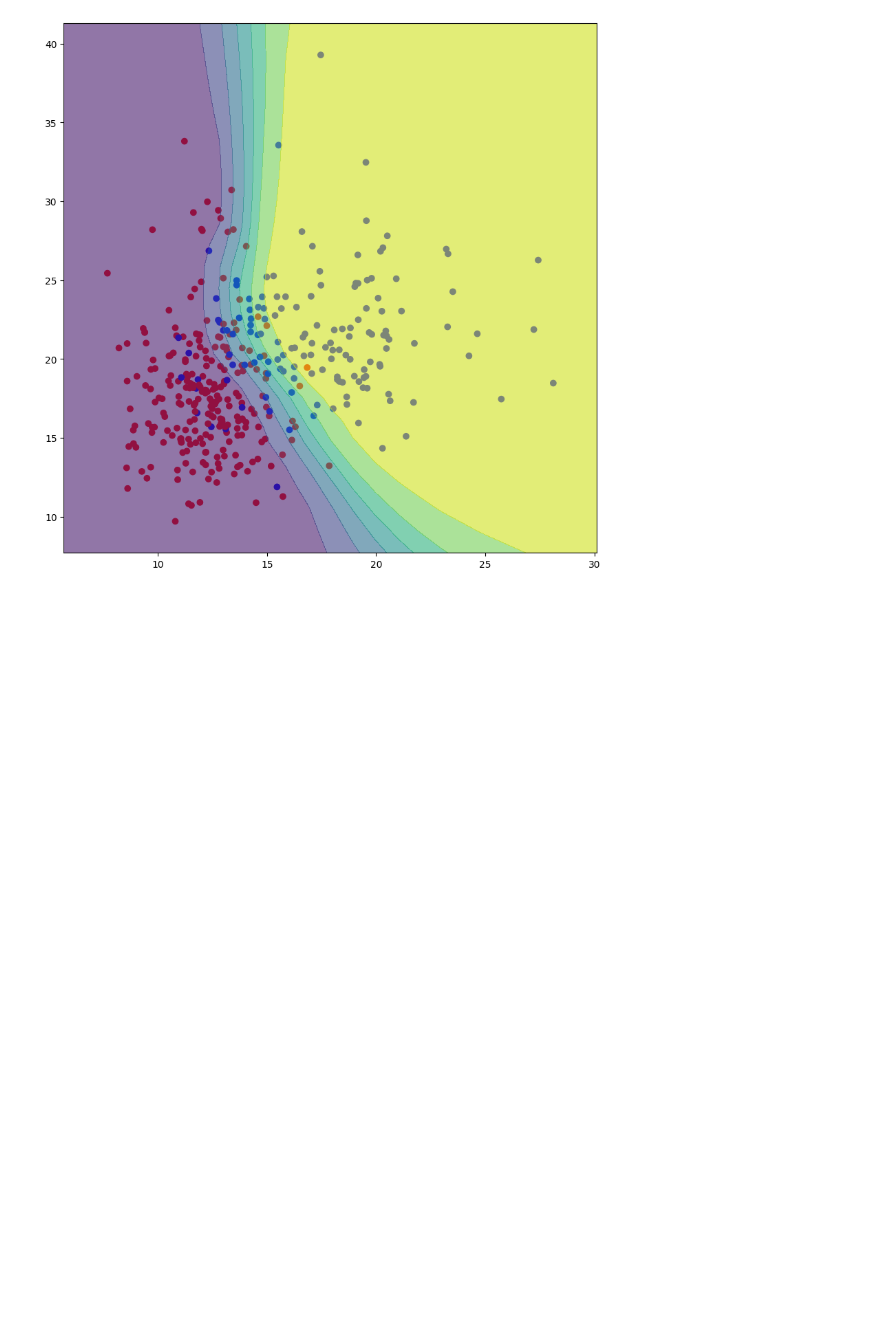
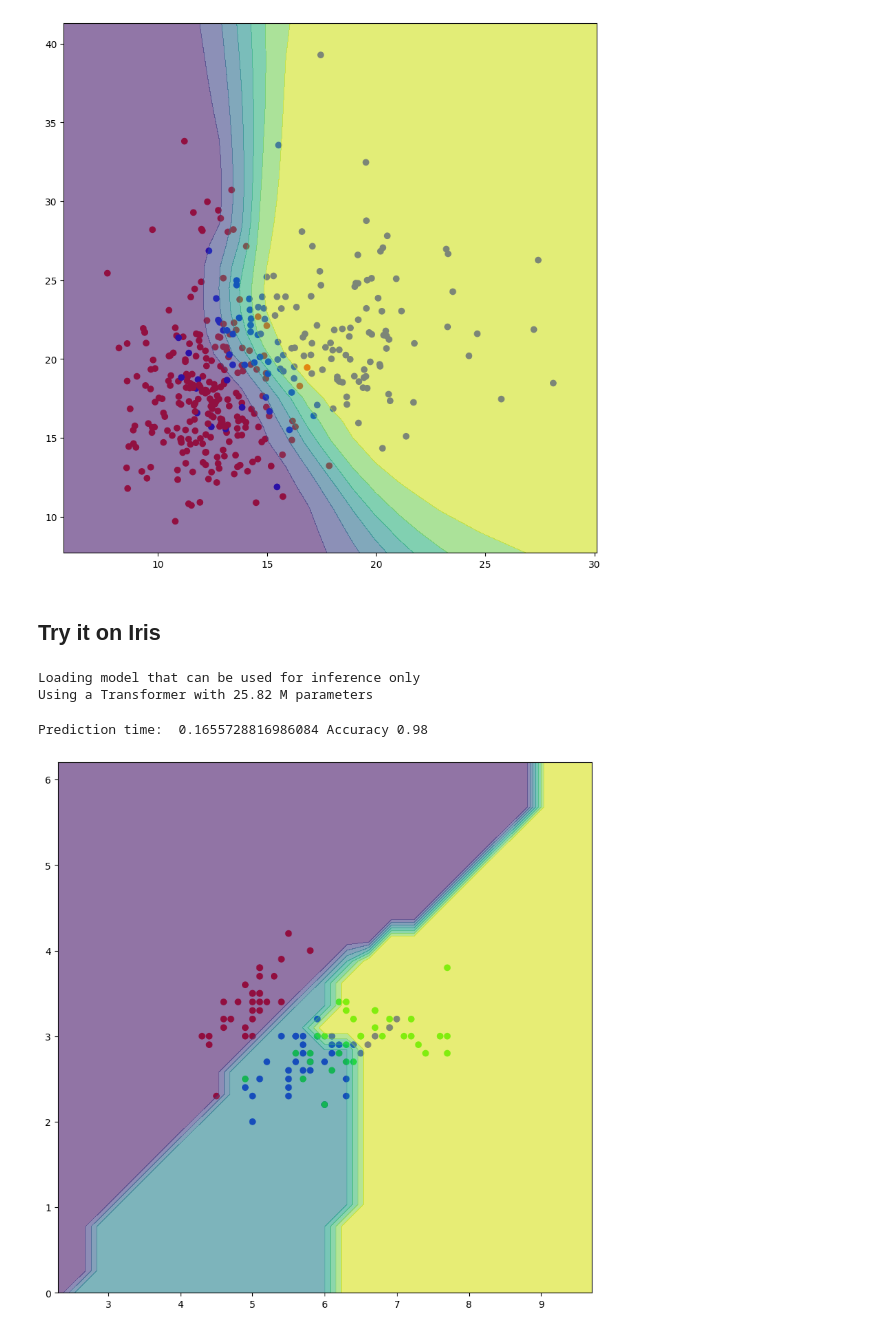
Before and after one commit to sinanazeri/Classification-with-pre-trained-transformers, a Jupyter notebook: TabPFNDemo.ipynb, the cells around one changed output. Cells and saved outputs as stored; diff of their text form; code cells hidden in the pictures; blank space fills up the shorter version.

```diff
--- a/TabPFNDemo.ipynb
+++ b/TabPFNDemo.ipynb
@@ -126,3 +126,62 @@ DecisionBoundaryDisplay.from_estimator(
 # %% [output]
 <tabpfn.scripts.decision_boundary.DecisionBoundaryDisplay at 0x...>
 [figure]
+# %% [markdown]
+## Try it on Iris
+# %%
+import numpy as np
+import pandas as pd
+import time
+import matplotlib.pyplot as plt
+from matplotlib.colors import ListedColormap
+from sklearn.metrics import accuracy_score
+from sklearn.datasets import load_iris
+from sklearn.model_selection import train_test_split
+from tabpfn.scripts.decision_boundary import DecisionBoundaryDisplay
+from tabpfn import TabPFNClassifier
+
+# Load Iris dataset
+X, y = load_iris(return_X_y=True)
+
+# Split the dataset into training and testing sets
+X_train, X_test, y_train, y_test = train_test_split(X, y, test_size=0.33, random_state=42)
+
+# Initialize and train the TabPFN classifier
+classifier = TabPFNClassifier(device='cuda', N_ensemble_configurations=4)
+start = time.time()
+classifier.fit(X_train, y_train)
+
+# Predict and evaluate
+y_eval, p_eval = classifier.predict(X_test, return_winning_probability=True)
+print('Prediction time: ', time.time() - start, 'Accuracy', accuracy_score(y_test, y_eval))
+classifier.predict_proba(X_test).shape
+out_table = pd.DataFrame(X_test.copy().astype(str))
+out_table['prediction'] = [f"{y_e} (p={p_e:.2f})" for y_e, p_e in zip(y_eval, p_eval)]
+out_table
+
+# PLOTTING
+fig = plt.figure(figsize=(10, 10))
+ax = fig.add_subplot(111)
+cm = plt.cm.RdBu
+cm_bright = ListedColormap(["#FF0000", "#0000FF", "#00FF00"])
+
+# Plot the training points
+vfunc = np.vectorize(lambda x: np.where(classifier.classes_ == x)[0])
+y_train_index = vfunc(y_train)
+
+# Select only two features for visualization (e.g., sepal length and sepal width)
+ax.scatter(X_train[:, 0], X_train[:, 1], c=y_train_index, cmap=cm_bright)
+
+# Refit classifier for two features only (for visualization)
+classifier.fit(X_train[:, 0:2], y_train)
+
+# Display decision boundary
+DecisionBoundaryDisplay.from_estimator(
+    classifier, X_train[:, 0:2], alpha=0.6, ax=ax, eps=2.0, grid_resolution=25, response_method="auto"
+)
+plt.show()
+# %% [output]
+Loading model that can be used for inference only
+Using a Transformer with 25.82 M parameters
+Prediction time:  0.1655728816986084 Accuracy 0.98
+[figure, added]
```
Also changed, not shown: parts of 5 cells of this notebook.
